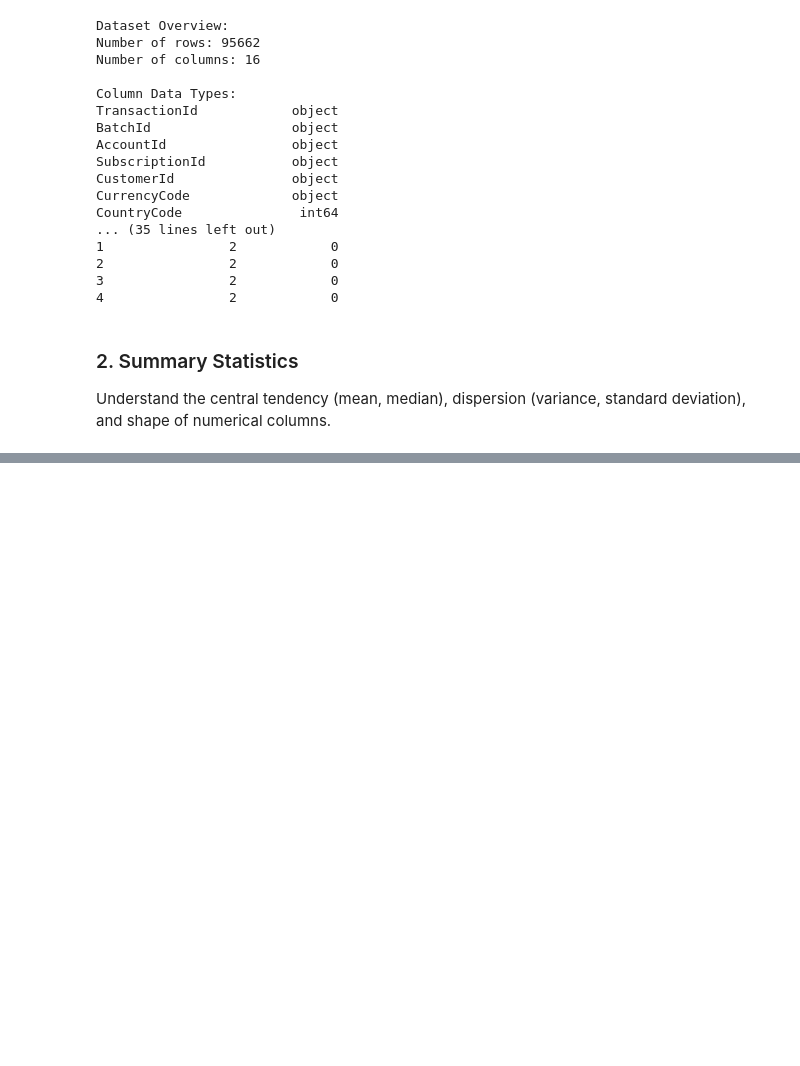
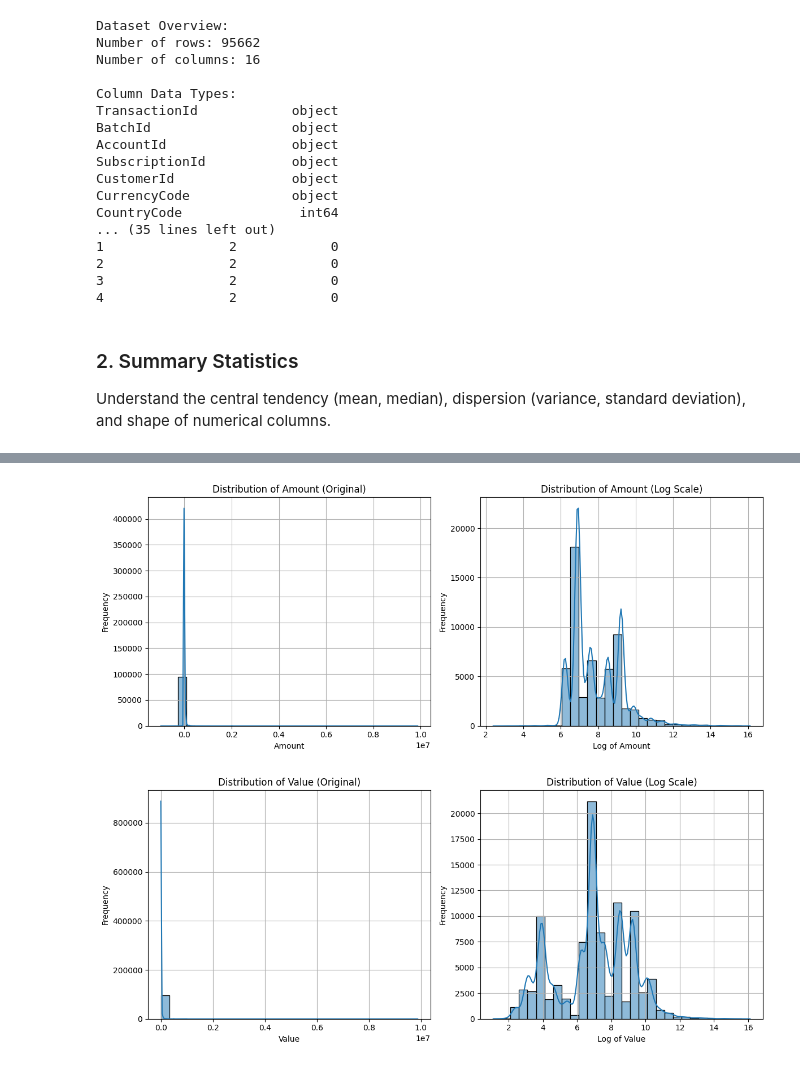
Before and after one commit to GetieBalew24/Bati_Bank_Credit_Scoring_Model, a Jupyter notebook: notebooks/Bati_Bank_EDA.ipynb, the cells around one changed output, grey strips where cells are left out. Saved outputs shown, nothing was run; the diff lists cells and outputs as text; code cells hidden in the pictures; blank space fills up the shorter version.

Commit message:
Distribution of Numerical Features

```diff
--- a/notebooks/Bati_Bank_EDA.ipynb
+++ b/notebooks/Bati_Bank_EDA.ipynb
@@ -100,0 +111,4 @@ max          256.0  9.880000e+06  9.880000e+06         4.000000      1.000000
+# %%
+# Histogram for numerical columns like Amount, Value
+eda.plot_numerical_distribution(numerical_cols)  #  Numerical Features Distribution
+# %% [output]
@@ -100,0 +116,2 @@ max          256.0  9.880000e+06  9.880000e+06         4.000000      1.000000
+[figure, added]
+[figure, added]
```
Also changed, not shown: parts of 6 cells of this notebook, 2 other files.
